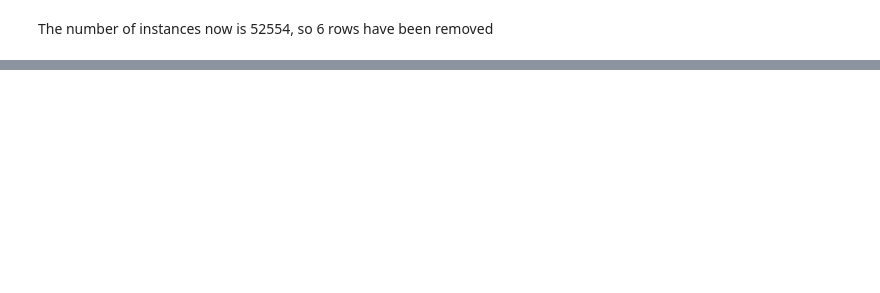
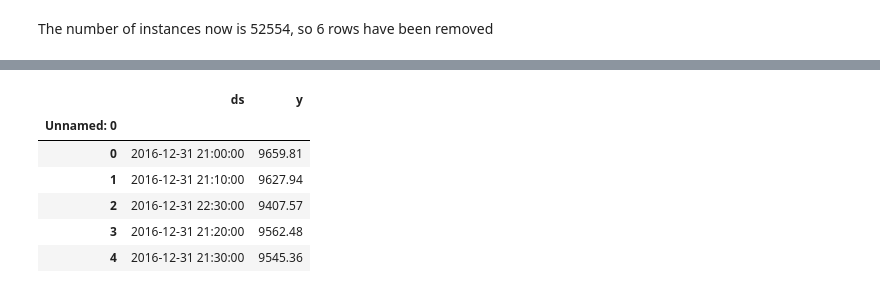
Before and after one commit to hectorLop/CO2_emissions_forecast, a Jupyter notebook: CO2_feature_engineering_and_visualization.ipynb, the cells around one changed output, grey strips where cells are left out. Drawn from its saved outputs; the diff is of its cells as text; code cells hidden in the pictures; blank space fills up the shorter version.

```diff
--- a/CO2_feature_engineering_and_visualization.ipynb
+++ b/CO2_feature_engineering_and_visualization.ipynb
@@ -110,0 +128,12 @@ dataset.set_index('Fecha').plot(figsize=(30, 10))
+# %%
+dataset = dataset.rename(columns={"Fecha": "ds", "Emisiones": "y"})
+# %%
+dataset.head()
+# %% [output]
+|  | ds | y |
+| Unnamed: 0 |  |  |
+| 0 | 2016-12-31 21:00:00 | 9659.81 |
+| 1 | 2016-12-31 21:10:00 | 9627.94 |
+| 2 | 2016-12-31 22:30:00 | 9407.57 |
+| 3 | 2016-12-31 21:20:00 | 9562.48 |
+| 4 | 2016-12-31 21:30:00 | 9545.36 |
```
Also changed, not shown: parts of 29 cells of this notebook.
